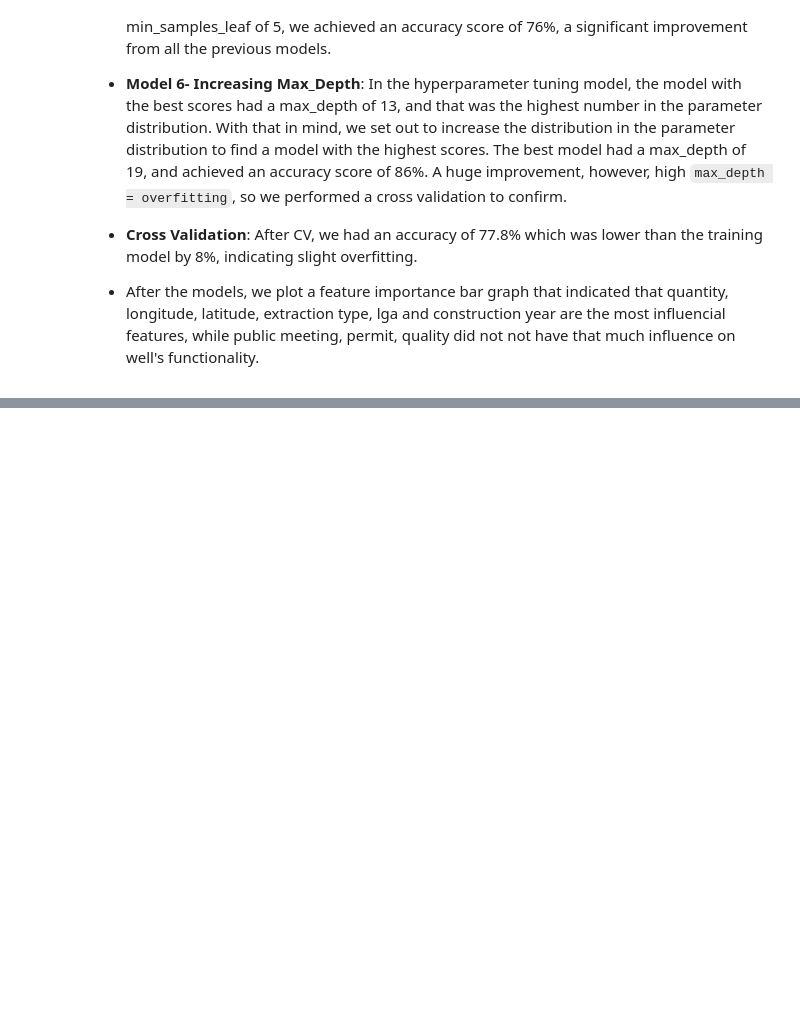
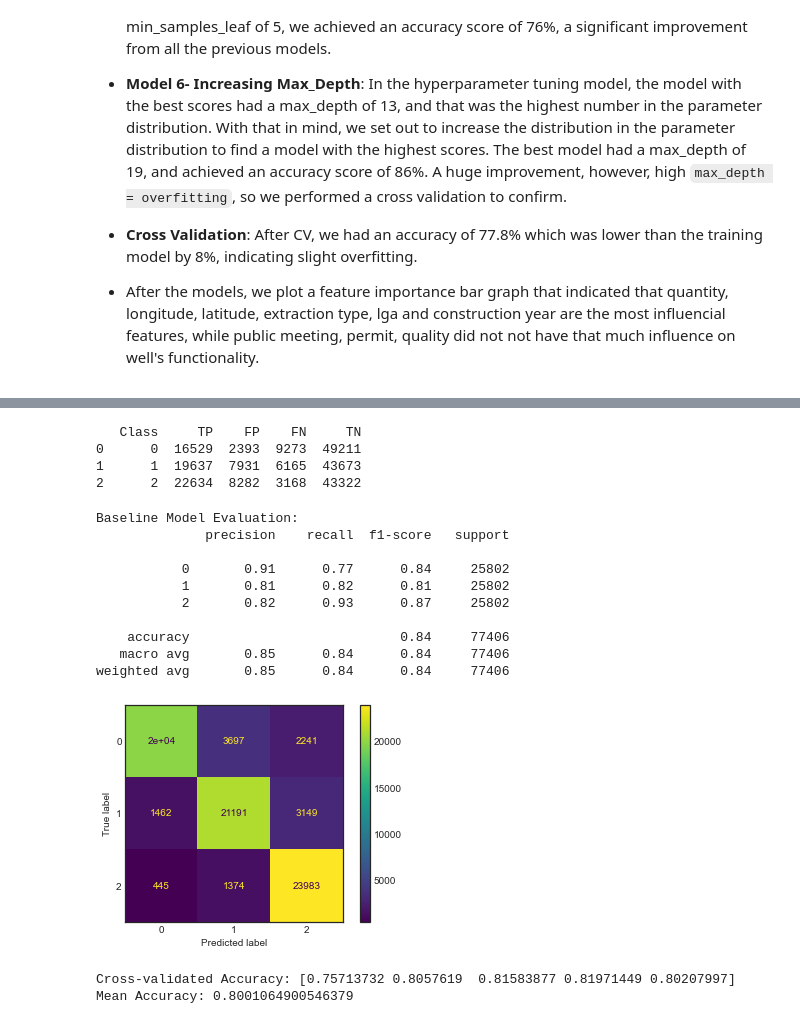
Before and after one commit to Assesa44/Tanzania-Wells-Functionality-Predictions, a Jupyter notebook: Notebooks/wells_analysis.ipynb, the cells around one changed output, grey strips where cells are left out. Drawn from its saved outputs; the diff is of its cells as text; code cells hidden in the pictures; blank space fills up the shorter version.

```diff
--- a/Notebooks/wells_analysis.ipynb
+++ b/Notebooks/wells_analysis.ipynb
@@ -2261,0 +2356,58 @@ To fix this problem, we are now switching to `RandomForestClassifier()` for a mo
+# %%
+# Classes (in order)
+labels = [0, 1, 2]
+cm = confusion_matrix(y_rf_balanced, y_pred, labels=labels)
+
+# TP, FP, FN, TN
+results = []
+total = cm.sum()
+
+for i, label in enumerate(labels):
+    TP = cm[i, i]
+    FP = cm[:, i].sum() - TP
+    FN = cm[i, :].sum() - TP
+    TN = total - TP - FP - FN
+    results.append([label, TP, FP, FN, TN])
+
+df_results = pd.DataFrame(results, columns=["Class", "TP", "FP", "FN", "TN"])
+print(df_results)
+# %% [output]
+   Class     TP    FP    FN     TN
+0      0  16529  2393  9273  49211
+1      1  19637  7931  6165  43673
+2      2  22634  8282  3168  43322
+# %%
+# Define the model
+rf = RandomForestClassifier(criterion= 'entropy', max_depth= 15, min_samples_leaf= 5, min_samples_split= 10, random_state= 42).fit(X_rf_balanced, y_rf_balanced)
+
+# Create a predicted y
+y_pred = rf.predict(X_rf_balanced)
+
+# Print model evaluation
+print('Baseline Model Evaluation:')
+print(classification_report(y_rf_balanced, y_pred))
+
+conf_matrix = confusion_matrix(y_rf_balanced, y_pred)
+plt.style.use('seaborn-white')
+disp = ConfusionMatrixDisplay(conf_matrix)
+disp.plot();
+# %% [output]
+Baseline Model Evaluation:
+              precision    recall  f1-score   support
+
+           0       0.91      0.77      0.84     25802
+           1       0.81      0.82      0.81     25802
+           2       0.82      0.93      0.87     25802
+
+    accuracy                           0.84     77406
+   macro avg       0.85      0.84      0.84     77406
+weighted avg       0.85      0.84      0.84     77406
+[figure, added]
+# %%
+# Cross validate the rf model.
+scores = cross_val_score(rf, X_rf_balanced, y_rf_balanced, cv=5, scoring='accuracy')
+print("Cross-validated Accuracy:", scores)
+print("Mean Accuracy:", scores.mean())
+# %% [output]
+Cross-validated Accuracy: [0.75713732 0.8057619  0.81583877 0.81971449 0.80207997]
+Mean Accuracy: 0.8001064900546379
```
Also changed, not shown: parts of 9 cells of this notebook.
